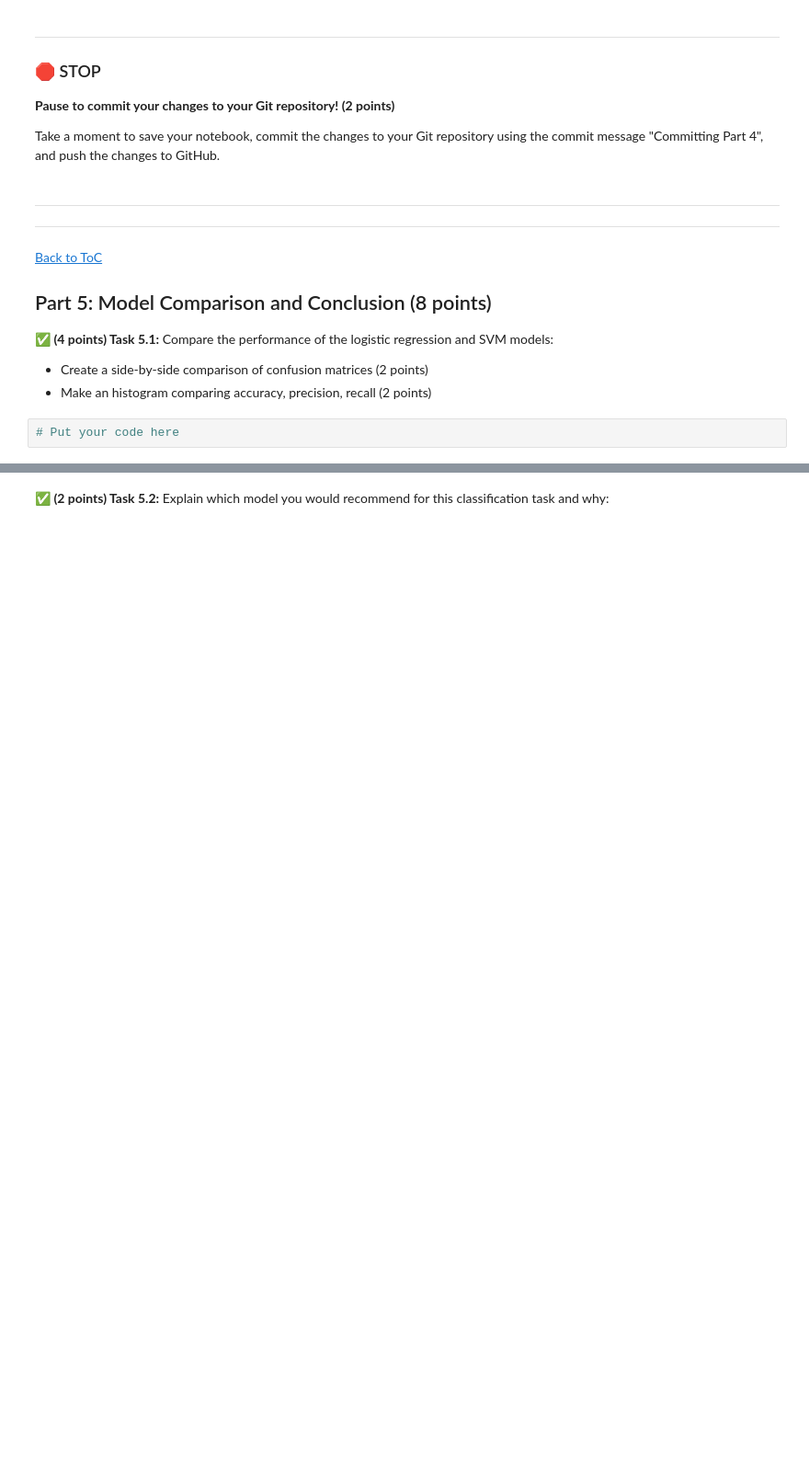
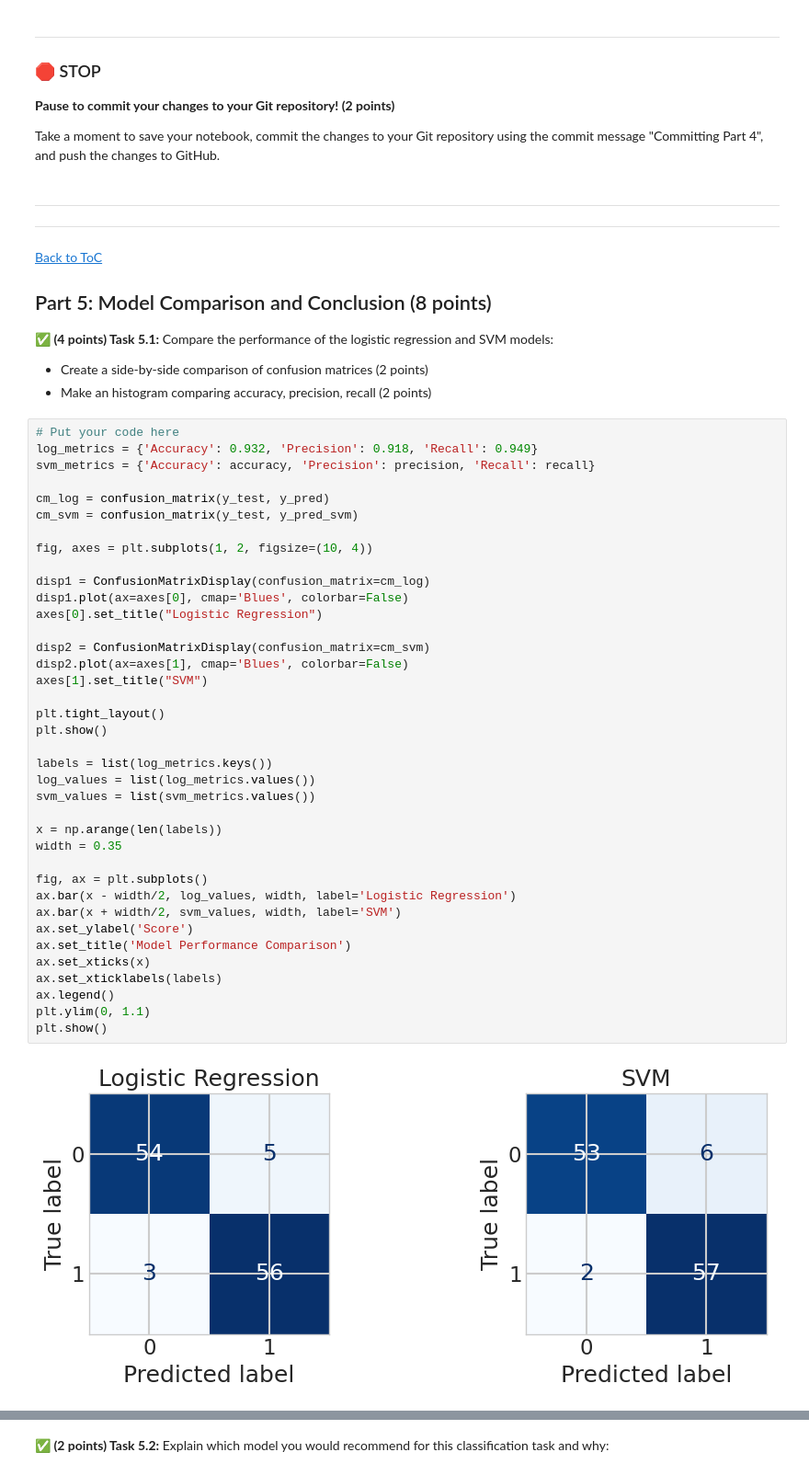
Before and after one commit to Justinwagner371/CMSE202-f25-turnin, a Jupyter notebook: CMSE202_Final-STUDENT.ipynb, the cells around one changed output, grey strips where cells are left out. Shown at 92% size. Cells and saved outputs as stored; diff of their text form; blank space fills up the shorter version.

```diff
--- a/CMSE202_Final-STUDENT.ipynb
+++ b/CMSE202_Final-STUDENT.ipynb
@@ -674,5 +674,43 @@ Take a moment to save your notebook, commit the changes to your Git repository u
 **&#9989; (4 points) Task 5.1:** Compare the performance of the logistic regression and SVM models:
 - Create a side-by-side comparison of confusion matrices (2 points)
 - Make an histogram comparing accuracy, precision, recall (2 points)
-# %%
-# Put your code here
+# %%
+# Put your code here
+log_metrics = {'Accuracy': 0.932, 'Precision': 0.918, 'Recall': 0.949}
+svm_metrics = {'Accuracy': accuracy, 'Precision': precision, 'Recall': recall}
+
+cm_log = confusion_matrix(y_test, y_pred)
+cm_svm = confusion_matrix(y_test, y_pred_svm)
+
+fig, axes = plt.subplots(1, 2, figsize=(10, 4))
+
+disp1 = ConfusionMatrixDisplay(confusion_matrix=cm_log)
+disp1.plot(ax=axes[0], cmap='Blues', colorbar=False)
+axes[0].set_title("Logistic Regression")
+
+disp2 = ConfusionMatrixDisplay(confusion_matrix=cm_svm)
+disp2.plot(ax=axes[1], cmap='Blues', colorbar=False)
+axes[1].set_title("SVM")
+
+plt.tight_layout()
+plt.show()
+
+labels = list(log_metrics.keys())
+log_values = list(log_metrics.values())
+svm_values = list(svm_metrics.values())
+
+x = np.arange(len(labels))
+width = 0.35
+
+fig, ax = plt.subplots()
+ax.bar(x - width/2, log_values, width, label='Logistic Regression')
+ax.bar(x + width/2, svm_values, width, label='SVM')
+ax.set_ylabel('Score')
+ax.set_title('Model Performance Comparison')
+ax.set_xticks(x)
+ax.set_xticklabels(labels)
+ax.legend()
+plt.ylim(0, 1.1)
+plt.show()
+# %% [output]
+[figure, added]
```
Also changed, not shown: parts of 3 cells of this notebook.
